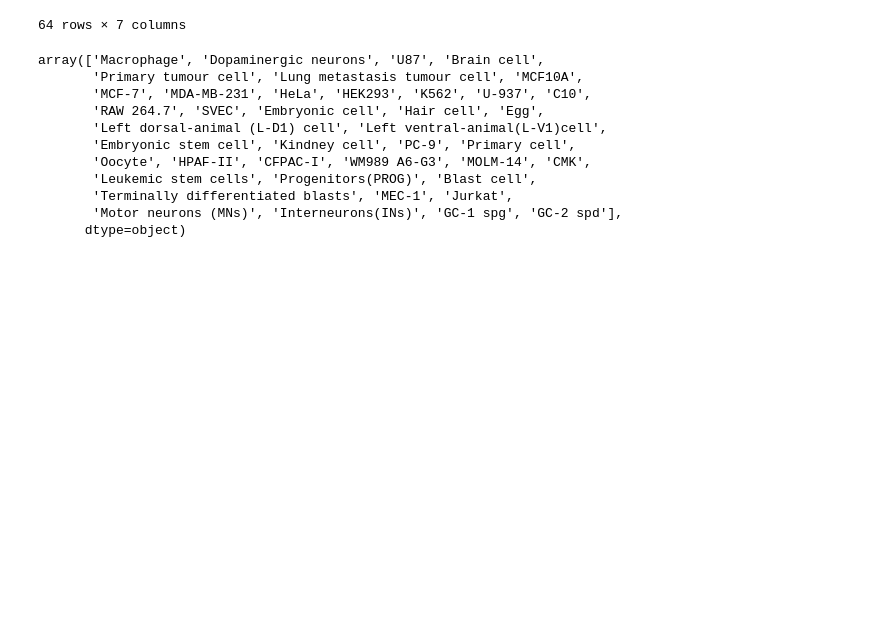
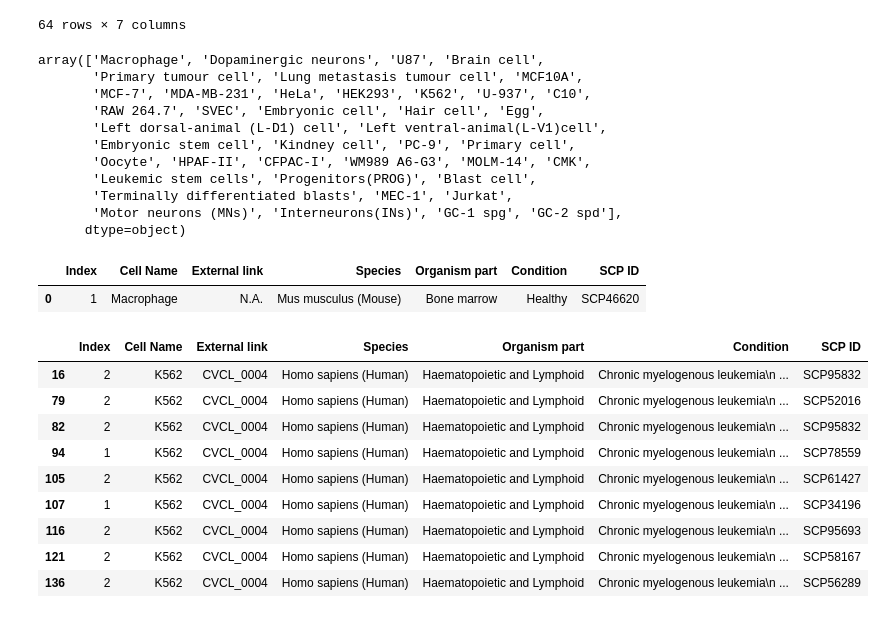
Before and after one commit to TaoYySC/SingleCellProteomics, a Jupyter notebook: check_cell_line_info.ipynb, the cells around one changed output. Drawn from its saved outputs; the diff is of its cells as text; code cells hidden in the pictures; blank space fills up the shorter version.

```diff
--- a/check_cell_line_info.ipynb
+++ b/check_cell_line_info.ipynb
@@ -120,3 +120,23 @@ array(['Macrophage', 'Dopaminergic neurons', 'U87', 'Brain cell',
       dtype=object)
 # %%
 ImmuneCell = ['Macrophage','K562','U-937','RAW 264.7','MOLM-14','CMK','Leukemic stem cells','Progenitors (PROG)','MEC-1','Jurkat']
+# %%
+Macrophage = SCP_info[SCP_info['Cell Name'] == 'Macrophage']
+Macrophage
+# %% [output]
+|  | Index | Cell Name | External link | Species | Organism part | Condition | SCP ID |
+| 0 | 1 | Macrophage | N.A. | Mus musculus (Mouse) | Bone marrow | Healthy | SCP46620 |
+# %%
+K562 = SCP_info[SCP_info['Cell Name'] == 'K562']
+K562
+# %% [output]
+|  | Index | Cell Name | External link | Species | Organism part | Condition | SCP ID |
+| 16 | 2 | K562 | CVCL_0004 | Homo sapiens (Human) | Haematopoietic and Lymphoid | Chronic myelogenous leukemia\n ... | SCP95832 |
+| 79 | 2 | K562 | CVCL_0004 | Homo sapiens (Human) | Haematopoietic and Lymphoid | Chronic myelogenous leukemia\n ... | SCP52016 |
+| 82 | 2 | K562 | CVCL_0004 | Homo sapiens (Human) | Haematopoietic and Lymphoid | Chronic myelogenous leukemia\n ... | SCP95832 |
+| 94 | 1 | K562 | CVCL_0004 | Homo sapiens (Human) | Haematopoietic and Lymphoid | Chronic myelogenous leukemia\n ... | SCP78559 |
+| 105 | 2 | K562 | CVCL_0004 | Homo sapiens (Human) | Haematopoietic and Lymphoid | Chronic myelogenous leukemia\n ... | SCP61427 |
+| 107 | 1 | K562 | CVCL_0004 | Homo sapiens (Human) | Haematopoietic and Lymphoid | Chronic myelogenous leukemia\n ... | SCP34196 |
+| 116 | 2 | K562 | CVCL_0004 | Homo sapiens (Human) | Haematopoietic and Lymphoid | Chronic myelogenous leukemia\n ... | SCP95693 |
+| 121 | 2 | K562 | CVCL_0004 | Homo sapiens (Human) | Haematopoietic and Lymphoid | Chronic myelogenous leukemia\n ... | SCP58167 |
+| 136 | 2 | K562 | CVCL_0004 | Homo sapiens (Human) | Haematopoietic and Lymphoid | Chronic myelogenous leukemia\n ... | SCP56289 |
```
Also changed, not shown: parts of 2 cells of this notebook, 2 other files.
